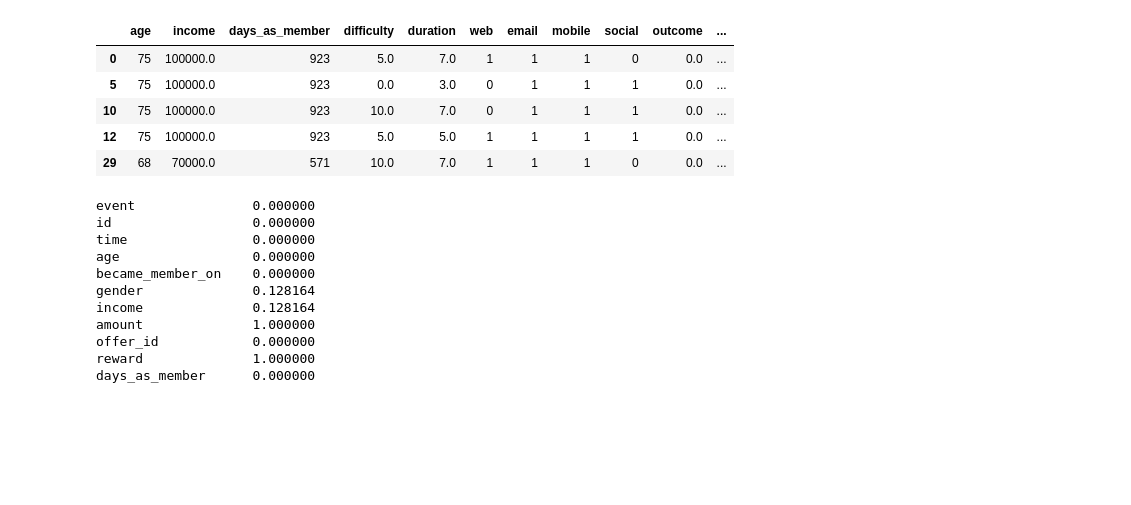
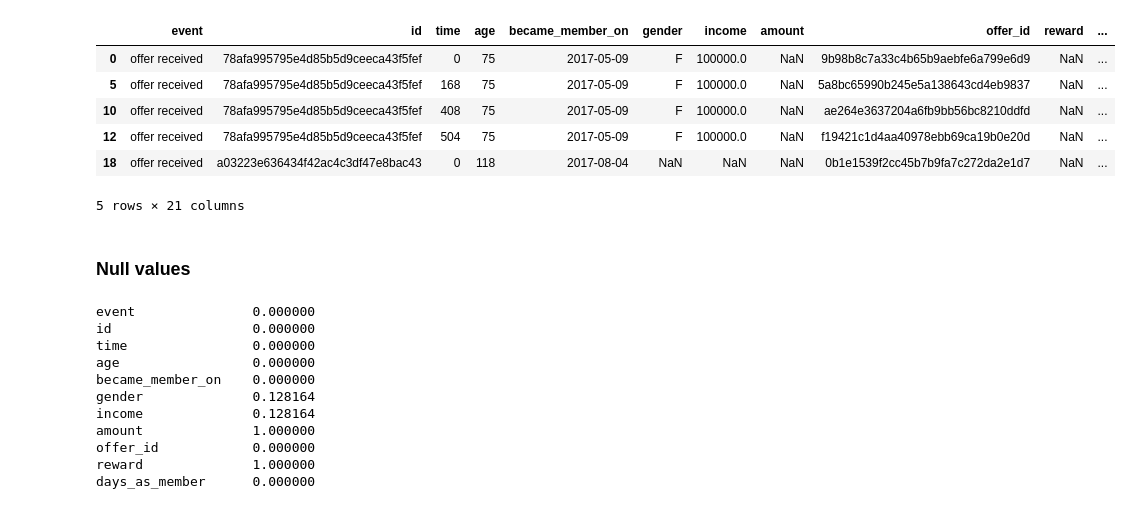
Before and after one commit to taylorplumer/starbucks-uplift, a Jupyter notebook: model/Model_Development_Exploration.ipynb, the cells around one changed output. Cells and saved outputs as stored; diff of their text form; code cells hidden in the pictures; blank space fills up the shorter version.

```diff
--- a/model/Model_Development_Exploration.ipynb
+++ b/model/Model_Development_Exploration.ipynb
@@ -72,16 +16,36 @@ def feature_engineering(df):
+# %%
+def load_data(data_filepath):
+
+    """
+    Load data from flat file
+
+    Args:
+        data_filepath: path where flat csv file is located
+
+    Returns:
+        df: dataframe of flat file
+    """
+
+    df = pd.read_csv(data_filepath, parse_dates = ['became_member_on'])
+    df = df.loc[:, ~df.columns.str.contains('^Unnamed')]
+
+    df = df.loc[df.event == 'offer received']
+
+    return df
 # %%
 df = load_data('dataframe.csv')
 
-clean_df, X, y= feature_engineering(df)
-
-clean_df.head()
+df.head()
 # %% [output]
-|  | age | income | days_as_member | difficulty | duration | web | email | mobile | social | outcome | ... |
-| 0 | 75 | 100000.0 | 923 | 5.0 | 7.0 | 1 | 1 | 1 | 0 | 0.0 | ... |
-| 5 | 75 | 100000.0 | 923 | 0.0 | 3.0 | 0 | 1 | 1 | 1 | 0.0 | ... |
-| 10 | 75 | 100000.0 | 923 | 10.0 | 7.0 | 0 | 1 | 1 | 1 | 0.0 | ... |
-| 12 | 75 | 100000.0 | 923 | 5.0 | 5.0 | 1 | 1 | 1 | 1 | 0.0 | ... |
-| 29 | 68 | 70000.0 | 571 | 10.0 | 7.0 | 1 | 1 | 1 | 0 | 0.0 | ... |
+|  | event | id | time | age | became_member_on | gender | income | amount | offer_id | reward | ... |
+| 0 | offer received | 78afa995795e4d85b5d9ceeca43f5fef | 0 | 75 | 2017-05-09 | F | 100000.0 | NaN | 9b98b8c7a33c4b65b9aebfe6a799e6d9 | NaN | ... |
+| 5 | offer received | 78afa995795e4d85b5d9ceeca43f5fef | 168 | 75 | 2017-05-09 | F | 100000.0 | NaN | 5a8bc65990b245e5a138643cd4eb9837 | NaN | ... |
+| 10 | offer received | 78afa995795e4d85b5d9ceeca43f5fef | 408 | 75 | 2017-05-09 | F | 100000.0 | NaN | ae264e3637204a6fb9bb56bc8210ddfd | NaN | ... |
+| 12 | offer received | 78afa995795e4d85b5d9ceeca43f5fef | 504 | 75 | 2017-05-09 | F | 100000.0 | NaN | f19421c1d4aa40978ebb69ca19b0e20d | NaN | ... |
+| 18 | offer received | a03223e636434f42ac4c3df47e8bac43 | 0 | 118 | 2017-08-04 | NaN | NaN | NaN | 0b1e1539f2cc45b7b9fa7c272da2e1d7 | NaN | ... |
+5 rows × 21 columns
+# %% [markdown]
+### Null values
 # %%
 np.sum(df.isnull()/ df.shape[0])
 # %% [output]
```
Also changed, not shown: parts of 30 cells of this notebook.
